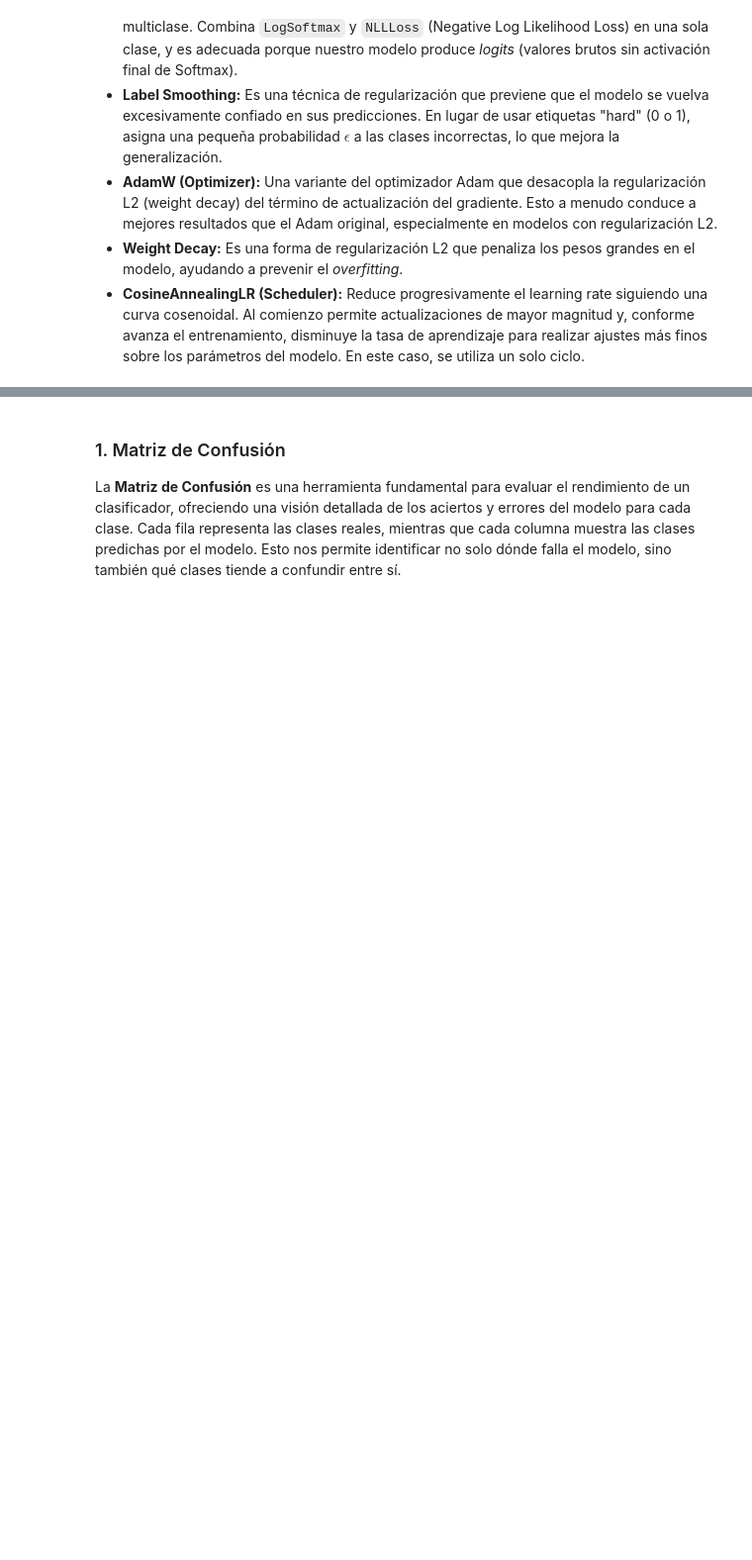
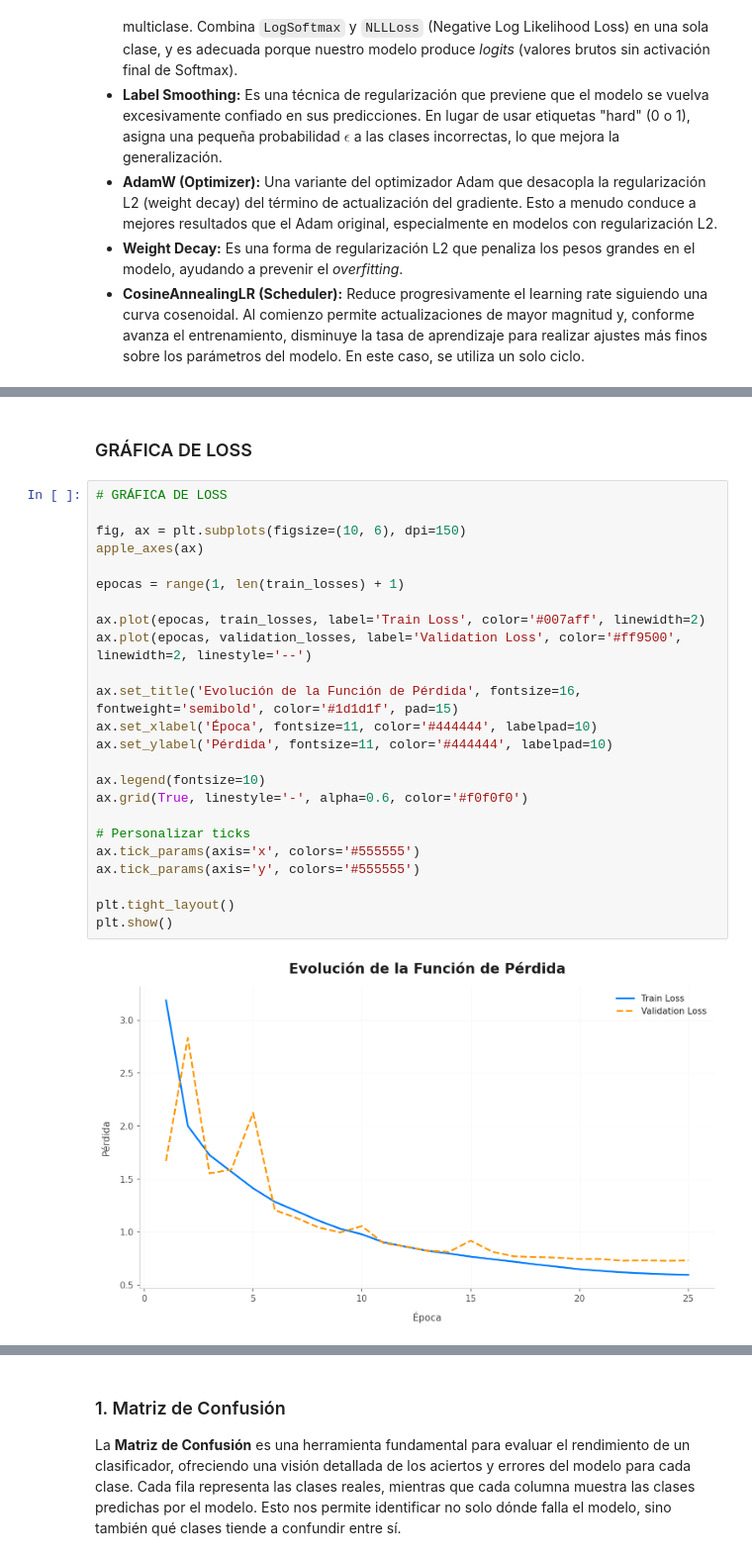
Before and after one commit to luisferojedat/claimai-policy-analyzer, a Jupyter notebook: Actividad2_CNN_LFOT(1).ipynb, the cells around one changed output, grey strips where cells are left out. Shown at 99% size. Saved outputs shown, nothing was run; the diff lists cells and outputs as text; blank space fills up the shorter version.

```diff
--- a/Actividad2_CNN_LFOT(1).ipynb
+++ b/Actividad2_CNN_LFOT(1).ipynb
@@ -1160,0 +929,28 @@ Este análisis nos permitirá obtener una comprensión más profunda del modelo,
+# %% [markdown]
+### GRÁFICA DE LOSS
+# %%
+# GRÁFICA DE LOSS
+
+fig, ax = plt.subplots(figsize=(10, 6), dpi=150)
+apple_axes(ax)
+
+epocas = range(1, len(train_losses) + 1)
+
+ax.plot(epocas, train_losses, label='Train Loss', color='#007aff', linewidth=2)
+ax.plot(epocas, validation_losses, label='Validation Loss', color='#ff9500', linewidth=2, linestyle='--')
+
+ax.set_title('Evolución de la Función de Pérdida', fontsize=16, fontweight='semibold', color='#1d1d1f', pad=15)
+ax.set_xlabel('Época', fontsize=11, color='#444444', labelpad=10)
+ax.set_ylabel('Pérdida', fontsize=11, color='#444444', labelpad=10)
+
+ax.legend(fontsize=10)
+ax.grid(True, linestyle='-', alpha=0.6, color='#f0f0f0')
+
+# Personalizar ticks
+ax.tick_params(axis='x', colors='#555555')
+ax.tick_params(axis='y', colors='#555555')
+
+plt.tight_layout()
+plt.show()
+# %% [output]
+[figure, added]
```
Also changed, not shown: parts of 129 cells of this notebook.
